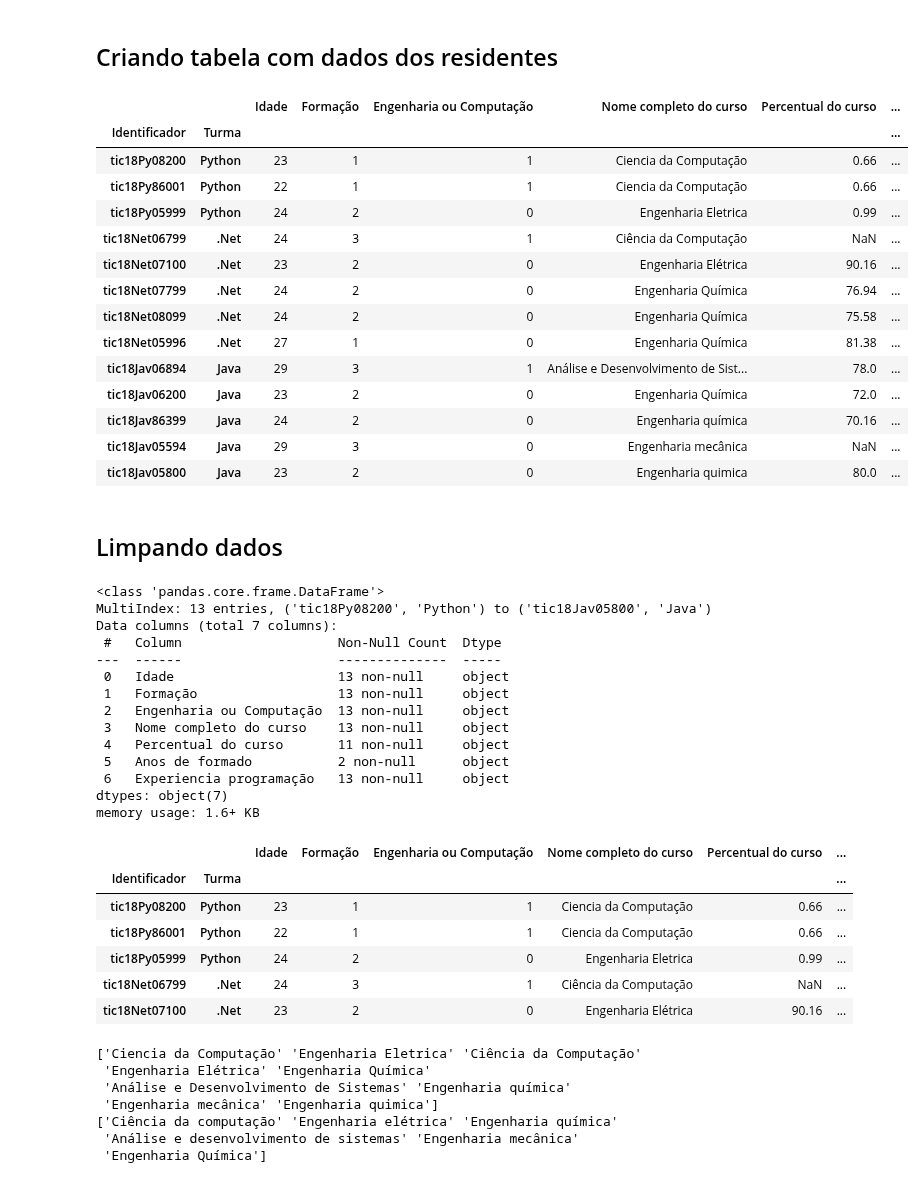
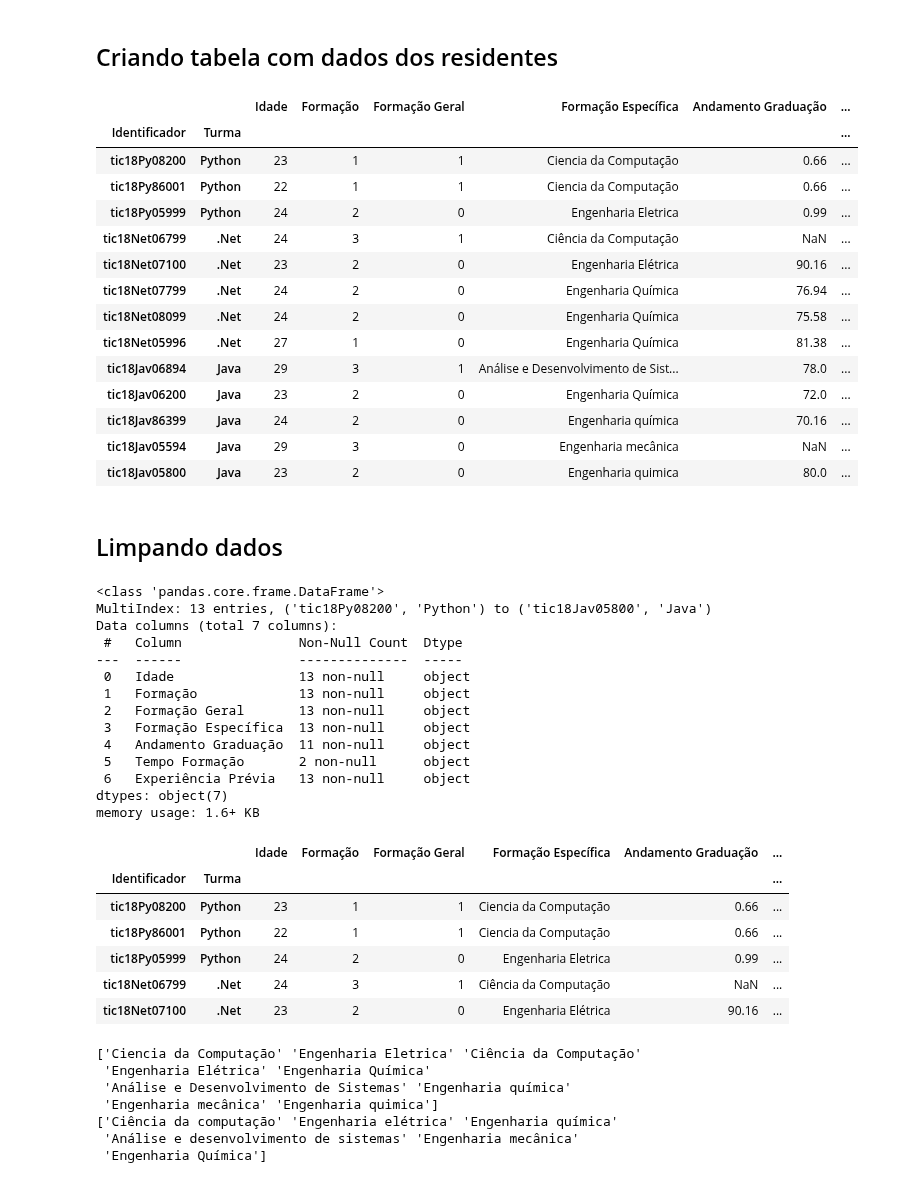
Before and after one commit to everaldina/Trilha_Python, a Jupyter notebook: PI-005.ipynb, the cells around one changed output. Drawn from its saved outputs; the diff is of its cells as text; code cells hidden in the pictures.

```diff
--- a/PI-005.ipynb
+++ b/PI-005.ipynb
@@ -146,26 +182,30 @@ def criar_index(equipe, abreviacao, turma):
 # %%
 equipe1 = pd.read_csv('dadosEquipes/Resitic - Equipe1.csv', index_col = False)
 equipe2 = pd.read_csv('dadosEquipes/Resitic - Equipe2.csv', index_col = False)
 equipe3 = pd.read_csv('dadosEquipes/Resitic - Equipe3.csv', index_col = False)
 
 # criando indices com tupla (identificador, turma)
 indice1 = criar_index(equipe1, 'Py', 'Python')
 indice2 = criar_index(equipe2, 'Net', '.Net')
 indice3 = criar_index(equipe3, 'Jav', 'Java')
 
 # criando multiindex
 index = indice1 + indice2 + indice3
 index = pd.MultiIndex.from_tuples(index, names=['Identificador', 'Turma'])
 
 
 # criando dataframa
 turmas = pd.concat([equipe1, equipe2, equipe3])
 turmas = turmas.drop(columns = ['CPF (3 digitos)', 'Ano nascimento']) # removendo colunas desnecessárias
-turmas = pd.DataFrame(turmas.values, columns= turmas.columns,  index = index)
+turmas = pd.DataFrame(turmas.values,
+                      columns= ['Idade', 'Formação', 'Formação Geral', 'Formação Específica', 'Andamento Graduação',
+                                'Tempo Formação', 'Experiência Prévia'],
+                      index = index)
 
+turmas.unstack().stack()
 turmas
 # %% [output]
-|  |  | Idade | Formação | Engenharia ou Computação | Nome completo do curso | Percentual do curso | ... |
+|  |  | Idade | Formação | Formação Geral | Formação Específica | Andamento Graduação | ... |
 | Identificador | Turma |  |  |  |  |  | ... |
 | tic18Py08200 | Python | 23 | 1 | 1 | Ciencia da Computação | 0.66 | ... |
 | tic18Py86001 | Python | 22 | 1 | 1 | Ciencia da Computação | 0.66 | ... |
@@ -190,18 +230,18 @@ turmas.head()
 <class 'pandas.core.frame.DataFrame'>
 MultiIndex: 13 entries, ('tic18Py08200', 'Python') to ('tic18Jav05800', 'Java')
 Data columns (total 7 columns):
- #   Column                    Non-Null Count  Dtype
----  ------                    --------------  -----
- 0   Idade                     13 non-null     object
- 1   Formação                  13 non-null     object
- 2   Engenharia ou Computação  13 non-null     object
- 3   Nome completo do curso    13 non-null     object
- 4   Percentual do curso       11 non-null     object
- 5   Anos de formado           2 non-null      object
- 6   Experiencia programação   13 non-null     object
+ #   Column               Non-Null Count  Dtype
+---  ------               --------------  -----
+ 0   Idade                13 non-null     object
+ 1   Formação             13 non-null     object
+ 2   Formação Geral       13 non-null     object
+ 3   Formação Específica  13 non-null     object
+ 4   Andamento Graduação  11 non-null     object
+ 5   Tempo Formação       2 non-null      object
+ 6   Experiência Prévia   13 non-null     object
 dtypes: object(7)
 memory usage: 1.6+ KB
-|  |  | Idade | Formação | Engenharia ou Computação | Nome completo do curso | Percentual do curso | ... |
+|  |  | Idade | Formação | Formação Geral | Formação Específica | Andamento Graduação | ... |
 | Identificador | Turma |  |  |  |  |  | ... |
 | tic18Py08200 | Python | 23 | 1 | 1 | Ciencia da Computação | 0.66 | ... |
 | tic18Py86001 | Python | 22 | 1 | 1 | Ciencia da Computação | 0.66 | ... |
```
Also changed, not shown: parts of 21 cells of this notebook.
